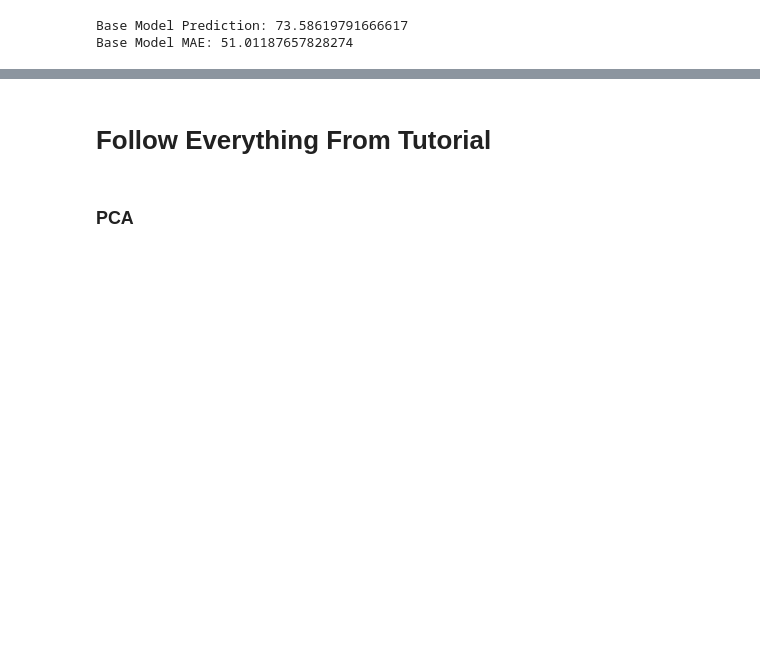
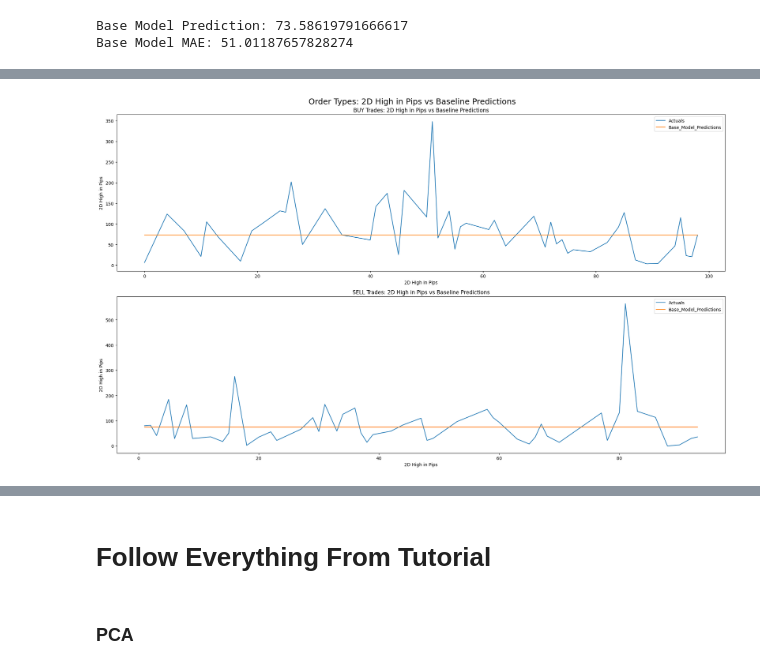
Before and after one commit to Cli091996/GU_High_ML_Project, a Jupyter notebook: GU_High_ML_Project_V2.ipynb, the cells around one changed output, grey strips where cells are left out. Drawn from its saved outputs; the diff is of its cells as text; code cells hidden in the pictures; blank space fills up the shorter version.

Commit message:
Completed baseline Model, RF model  with working visual

```diff
--- a/GU_High_ML_Project_V2.ipynb
+++ b/GU_High_ML_Project_V2.ipynb
@@ -196,9 +180,0 @@ Pipeline(steps=[('Preprocessor',
-# %%
-#Fit the training data
-Model_Pipeline.fit(X_train, y_train)
-
-#Make Predictions on the test set
-RF_Model_Predictions = Model_Pipeline.predict(X_test)
-
-#Get Error Metrics of Random Forest Model
-mean_absolute_error(y_test, RF_Model_Predictions)
@@ -350,0 +251,40 @@ for i, txt in enumerate(group_df['error']):
+# %%
+import pandas as pd
+import matplotlib.pyplot as plt
+
+# Assuming you have the data: actual, predicted, errors, and order_type
+# Create the DataFrame
+Model_Results = pd.DataFrame({'Actuals': actual,
+                   'order_type': order_type,
+                   'Base_Model_Predictions': predicted,
+
+                   'error': errors,
+                   })
+
+# Define the desired order of order types
+order_type_order = ['BUY', 'SELL']  # Add more order types as needed
+
+# Get unique order types and sort them according to the defined order
+unique_order_types = sorted(Model_Results['order_type'].unique(), key=lambda x: order_type_order.index(x))
+
+# Create plot figure
+num_order_types = len(unique_order_types)
+fig, ax = plt.subplots(num_order_types, 1, figsize=(20, 6*num_order_types))
+
+# Plot each order type in a subplot
+for i, order_type in enumerate(unique_order_types):
+    df_subset = Model_Results[Model_Results['order_type'] == order_type]
+    ax[i].plot(df_subset['Actuals'], label='Actuals')
+    ax[i].plot(df_subset['Base_Model_Predictions'], label='Base_Model_Predictions')
+    ax[i].set_title(f'{order_type} Trades: 2D High in Pips vs Baseline Predictions')
+    ax[i].set_xlabel('2D High in Pips')
+    ax[i].set_ylabel('2D High in Pips')
+    ax[i].legend()
+
+# Add overall title
+fig.suptitle('Order Types: 2D High in Pips vs Baseline Predictions', fontsize=18)
+
+plt.tight_layout()
+plt.show()
+# %% [output]
+[figure, added]
```
Also changed, not shown: parts of 20 cells of this notebook.
